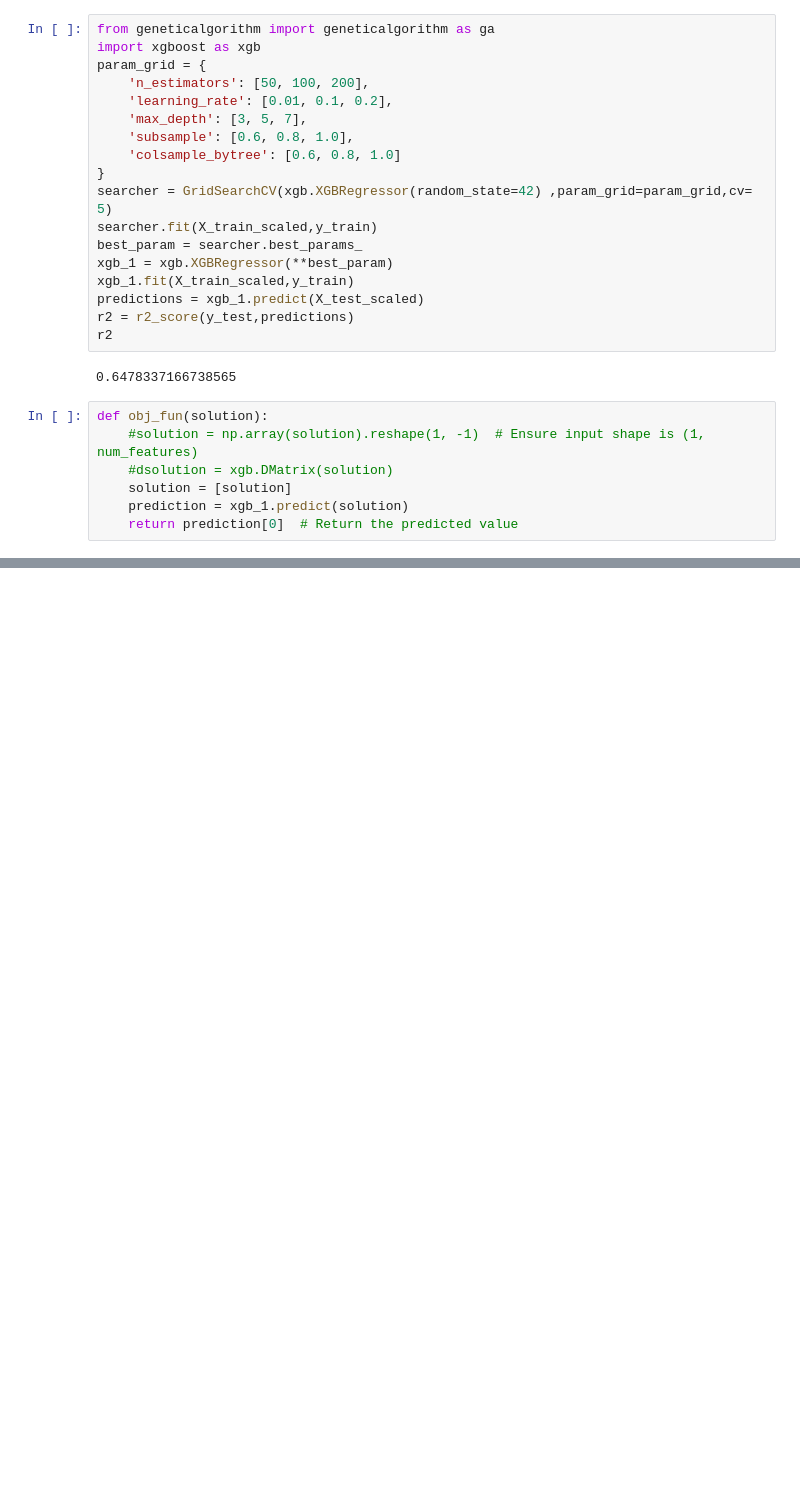
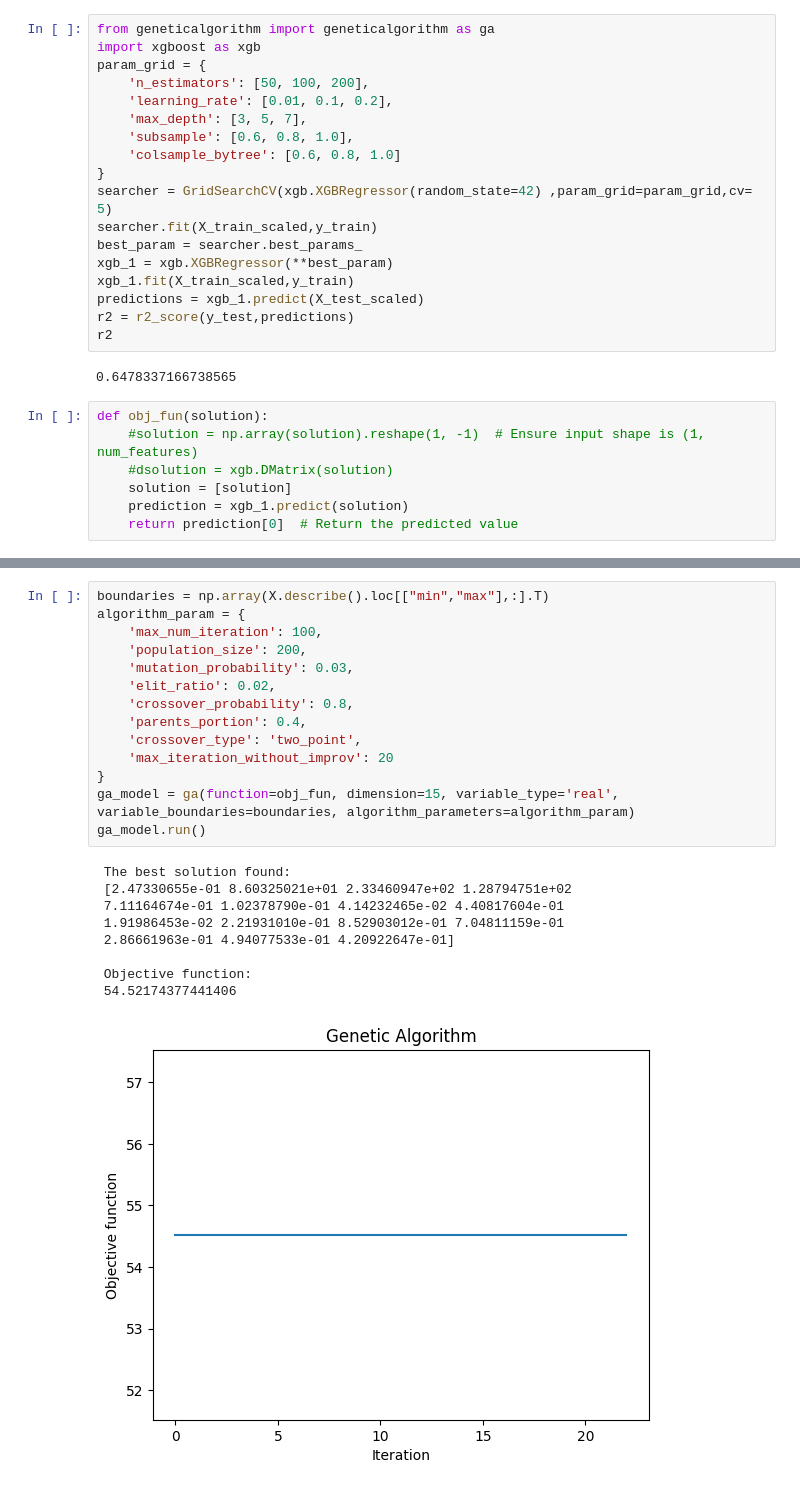
Before and after one commit to hanzlayyy/FYDP, a Jupyter notebook: FYDP_Notebook_V1_0.ipynb, the cells around one changed output, grey strips where cells are left out. Drawn from its saved outputs; the diff is of its cells as text; blank space fills up the shorter version.

```diff
--- a/FYDP_Notebook_V1_0.ipynb
+++ b/FYDP_Notebook_V1_0.ipynb
@@ -929,0 +664,24 @@ Best parameters found:
+# %%
+boundaries = np.array(X.describe().loc[["min","max"],:].T)
+algorithm_param = {
+    'max_num_iteration': 100,
+    'population_size': 200,
+    'mutation_probability': 0.03,
+    'elit_ratio': 0.02,
+    'crossover_probability': 0.8,
+    'parents_portion': 0.4,
+    'crossover_type': 'two_point',
+    'max_iteration_without_improv': 20
+}
+ga_model = ga(function=obj_fun, dimension=15, variable_type='real', variable_boundaries=boundaries, algorithm_parameters=algorithm_param)
+ga_model.run()
+# %% [output]
+ The best solution found:
+ [2.47330655e-01 8.60325021e+01 2.33460947e+02 1.28794751e+02
+ 7.11164674e-01 1.02378790e-01 4.14232465e-02 4.40817604e-01
+ 1.91986453e-02 2.21931010e-01 8.52903012e-01 7.04811159e-01
+ 2.86661963e-01 4.94077533e-01 4.20922647e-01]
+
+ Objective function:
+ 54.52174377441406
+[figure, added]
```
Also changed, not shown: parts of 16 cells of this notebook.
